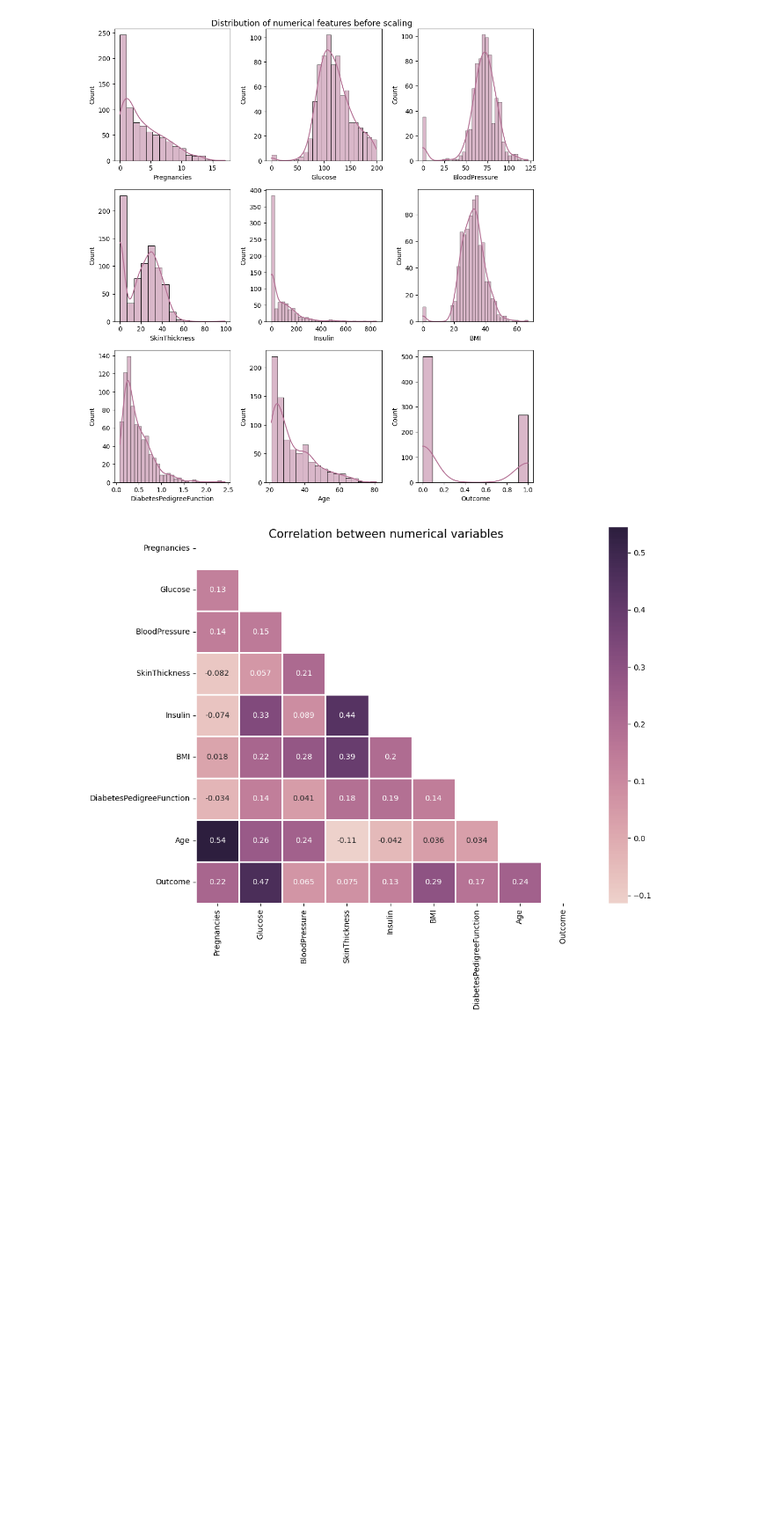
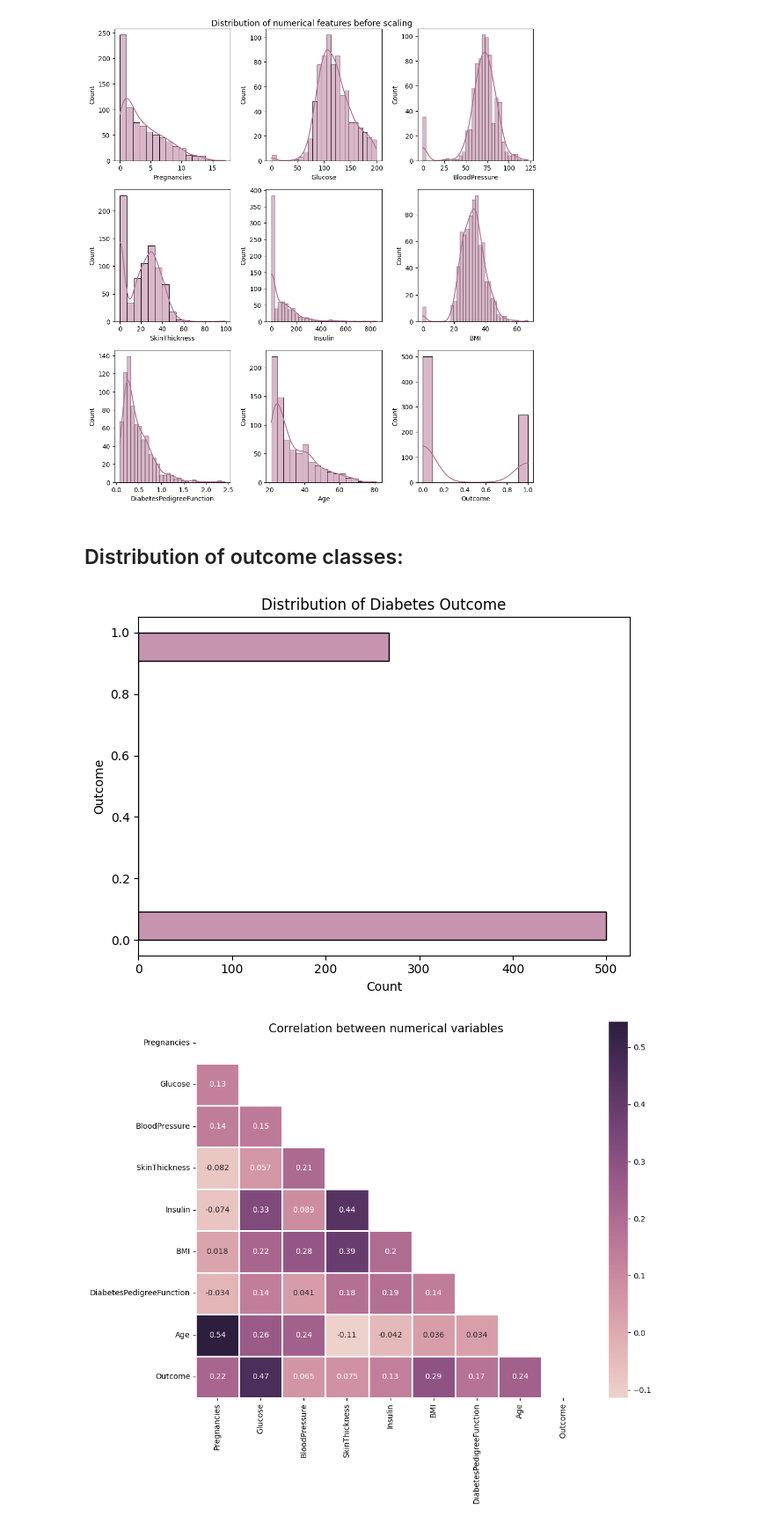
Before and after one commit to lauxpaux/diabetes_classification, a Jupyter notebook: diabetes_prediction-knn.ipynb, the cells around one changed output. Shown at 88% size. Drawn from its saved outputs; the diff is of its cells as text; code cells hidden in the pictures; blank space fills up the shorter version.

```diff
--- a/diabetes_prediction-knn.ipynb
+++ b/diabetes_prediction-knn.ipynb
@@ -133,6 +133,14 @@ save_fig('numeric_features_distplots')
 plt.show();
 # %% [output]
 [figure]
+# %% [markdown]
+## Distribution of outcome classes:
+# %%
+oPlot = sns.histplot(data=data, y=data['Outcome'], color='#B47094');
+oPlot.set_title('Distribution of Diabetes Outcome');
+save_fig('outcome_col_distribution')
+# %% [output]
+[figure, added]
 # %%
 corr = data.corr()
 mask = np.triu(np.ones_like(corr, dtype=bool))
```
Also changed, not shown: parts of 7 cells of this notebook, 1 other file.
